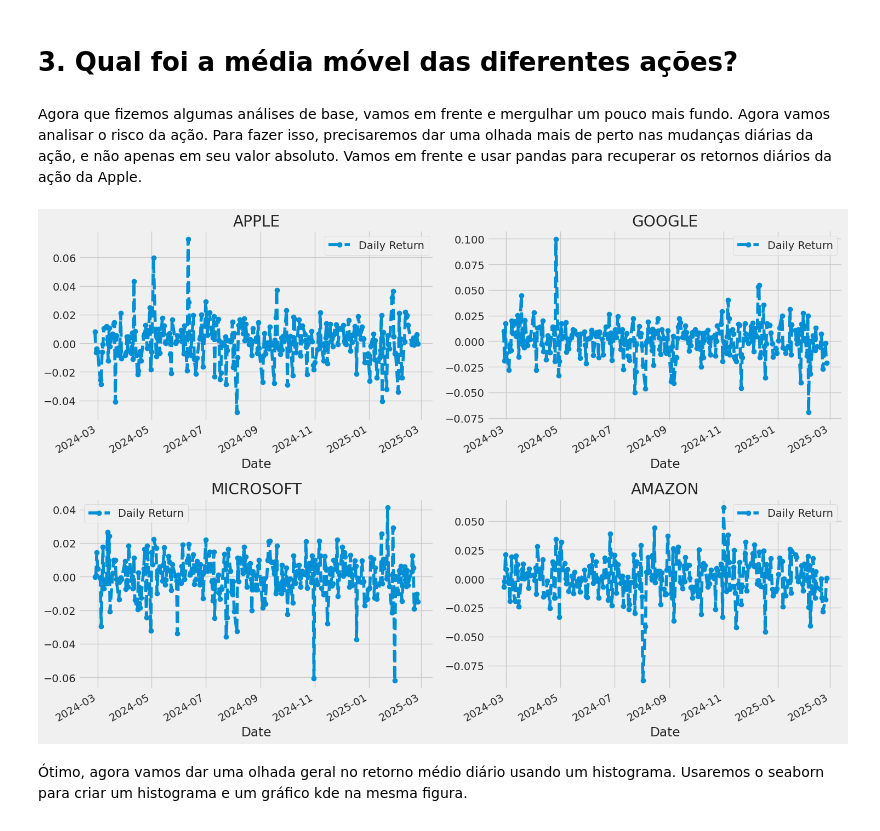
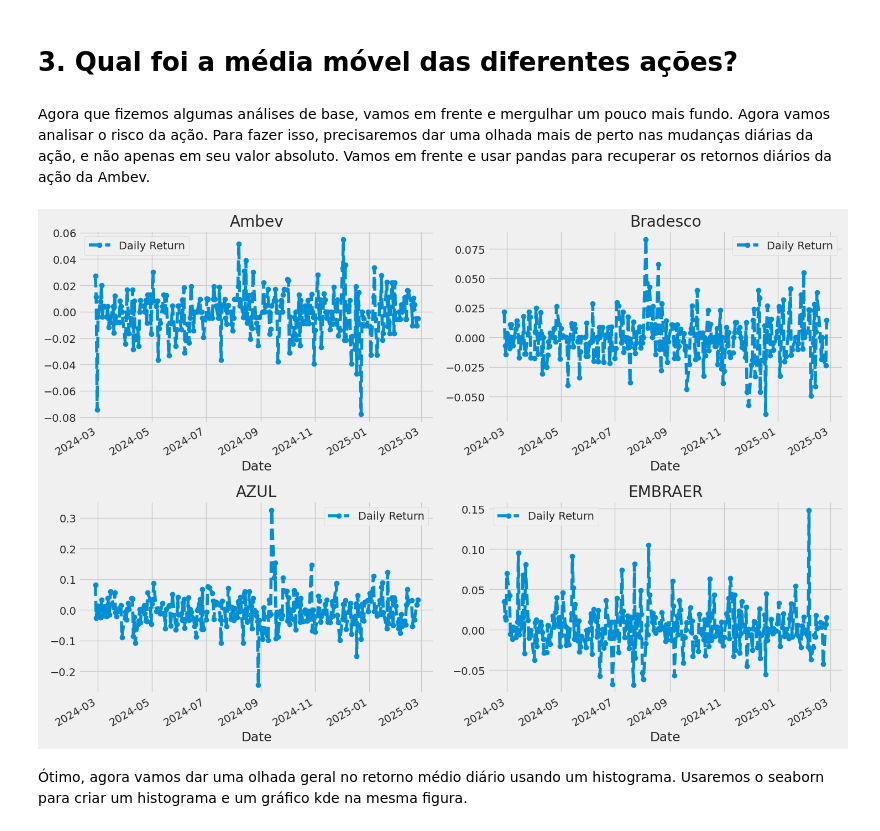
Before and after one commit to Renan04lima/stock-market-prediction, a Jupyter notebook: main.ipynb, the cells around one changed output. Cells and saved outputs as stored; diff of their text form; code cells hidden in the pictures.

Commit message:
change stock market to Ambev, Azul, Bradesco and Embraer

```diff
--- a/main.ipynb
+++ b/main.ipynb
@@ -56,20 +55,13 @@ plt.style.use("fivethirtyeight")
 %matplotlib inline
 
 # For reading stock data from yahoo
-from pandas_datareader.data import DataReader
 import yfinance as yf
-from pandas_datareader import data as pdr
-
 
 # For time stamps
 from datetime import datetime
 
-
 # The tech stocks we'll use for this analysis
-tech_list = ['AAPL', 'GOOG', 'MSFT', 'AMZN']
-
-# Set up End and Start times for data grab
-tech_list = ['AAPL', 'GOOG', 'MSFT', 'AMZN']
+tech_list = ['ABEV', 'BBD', 'AZUL', 'ERJ']
 
 end = datetime.now()
 start = datetime(end.year - 1, end.month, end.day)
@@ -79,8 +71,8 @@ for stock in tech_list:
     globals()[stock] = ticket.history(start=start, end=end)
 
 
-company_list = [AAPL, GOOG, MSFT, AMZN]
-company_name = ["APPLE", "GOOGLE", "MICROSOFT", "AMAZON"]
+company_list = [ABEV, BBD, AZUL, ERJ]
+company_name = ["Ambev", "Bradesco", "AZUL", "EMBRAER"]
 
 for company, com_name in zip(company_list, company_name):
     company["company_name"] = com_name
@@ -222,32 +214,32 @@ Vemos no gráfico que os melhores valores para medir a média móvel são 10 e 2
 # %% [markdown]
 # 3. Qual foi a média móvel das diferentes ações?
 # %% [markdown]
-Agora que fizemos algumas análises de base, vamos em frente e mergulhar um pouco mais fundo. Agora vamos analisar o risco da ação. Para fazer isso, precisaremos dar uma olhada mais de perto nas mudanças diárias da ação, e não apenas em seu valor absoluto. Vamos em frente e usar pandas para recuperar os retornos diários da ação da Apple.
+Agora que fizemos algumas análises de base, vamos em frente e mergulhar um pouco mais fundo. Agora vamos analisar o risco da ação. Para fazer isso, precisaremos dar uma olhada mais de perto nas mudanças diárias da ação, e não apenas em seu valor absoluto. Vamos em frente e usar pandas para recuperar os retornos diários da ação da Ambev.
 # %%
 # We'll use pct_change to find the percent change for each day
 for company in company_list:
     company['Daily Return'] = company['Close'].pct_change()
 
 # Then we'll plot the daily return percentage
 fig, axes = plt.subplots(nrows=2, ncols=2)
 fig.set_figheight(10)
 fig.set_figwidth(15)
 
-AAPL['Daily Return'].plot(ax=axes[0,0], legend=True, linestyle='--', marker='o')
-axes[0,0].set_title('APPLE')
+ABEV['Daily Return'].plot(ax=axes[0,0], legend=True, linestyle='--', marker='o')
+axes[0,0].set_title('Ambev')
 
-GOOG['Daily Return'].plot(ax=axes[0,1], legend=True, linestyle='--', marker='o')
-axes[0,1].set_title('GOOGLE')
+BBD['Daily Return'].plot(ax=axes[0,1], legend=True, linestyle='--', marker='o')
+axes[0,1].set_title('Bradesco')
 
-MSFT['Daily Return'].plot(ax=axes[1,0], legend=True, linestyle='--', marker='o')
-axes[1,0].set_title('MICROSOFT')
+AZUL['Daily Return'].plot(ax=axes[1,0], legend=True, linestyle='--', marker='o')
+axes[1,0].set_title('AZUL')
 
-AMZN['Daily Return'].plot(ax=axes[1,1], legend=True, linestyle='--', marker='o')
-axes[1,1].set_title('AMAZON')
+ERJ['Daily Return'].plot(ax=axes[1,1], legend=True, linestyle='--', marker='o')
+axes[1,1].set_title('EMBRAER')
 
 fig.tight_layout()
 # %% [output]
-[figure, old version]
+[figure, new version]
 # %% [markdown]
 Ótimo, agora vamos dar uma olhada geral no retorno médio diário usando um histograma. Usaremos o seaborn para criar um histograma e um gráfico kde na mesma figura.
 # %%
```
Also changed, not shown: parts of 35 cells of this notebook.
